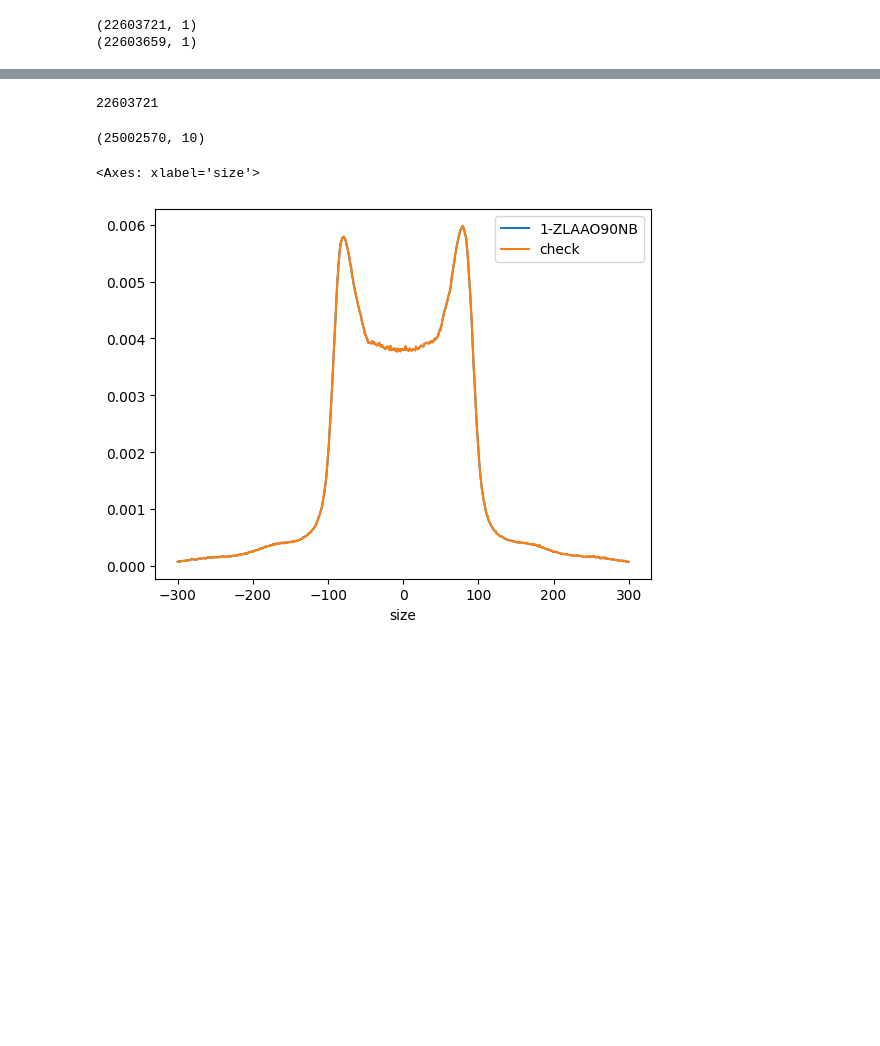
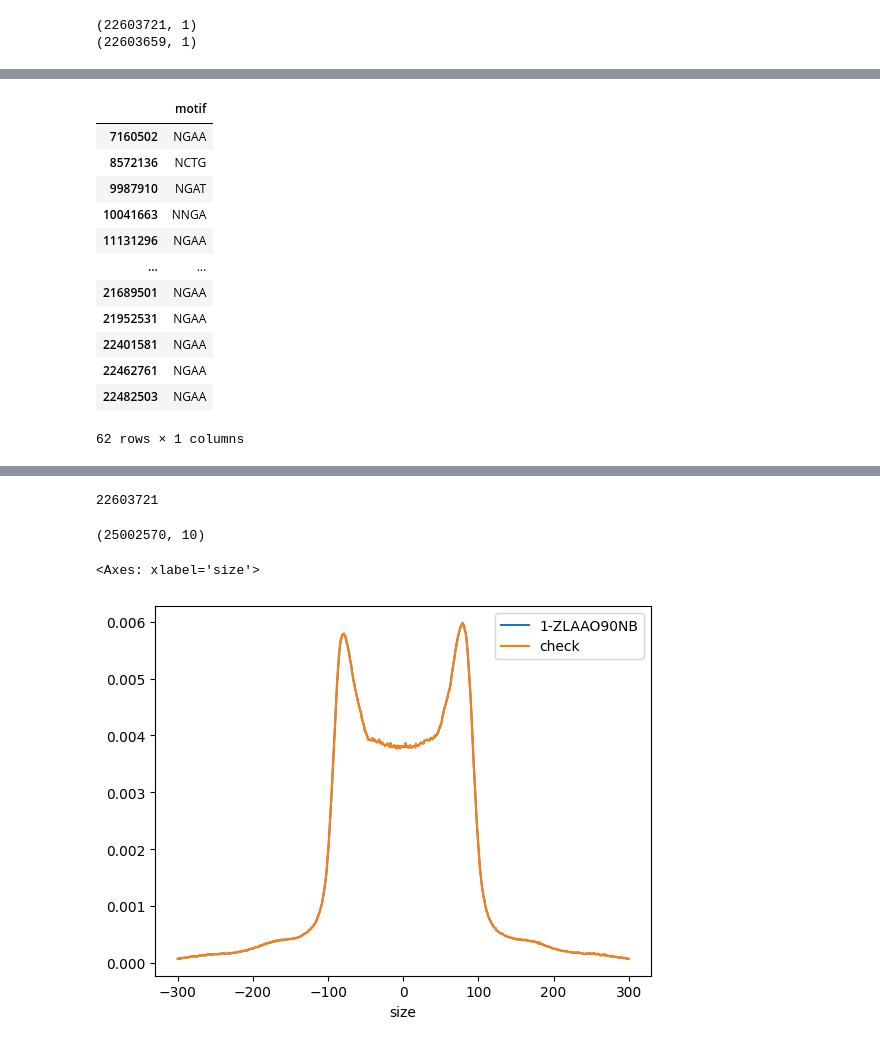
Before and after one commit to hieunguyen4193/ecd_wgs_features, a Jupyter notebook: validate_feature_reproducibility.ipynb, the cells around one changed output, grey strips where cells are left out. Cells and saved outputs as stored; diff of their text form; code cells hidden in the pictures; blank space fills up the shorter version.

```diff
--- a/validate_feature_reproducibility.ipynb
+++ b/validate_feature_reproducibility.ipynb
@@ -107,0 +139,16 @@ emdf_check_from_final_raw.shape
+# %%
+emdf_check_raw[emdf_check_raw["motif"].str.contains("N")]
+# %% [output]
+|  | motif |
+| 7160502 | NGAA |
+| 8572136 | NCTG |
+| 9987910 | NGAT |
+| 10041663 | NNGA |
+| 11131296 | NGAA |
+| ... | ... |
+| 21689501 | NGAA |
+| 21952531 | NGAA |
+| 22401581 | NGAA |
+| 22462761 | NGAA |
+| 22482503 | NGAA |
+62 rows × 1 columns
```
Also changed, not shown: parts of 8 cells of this notebook, 5 other files.
